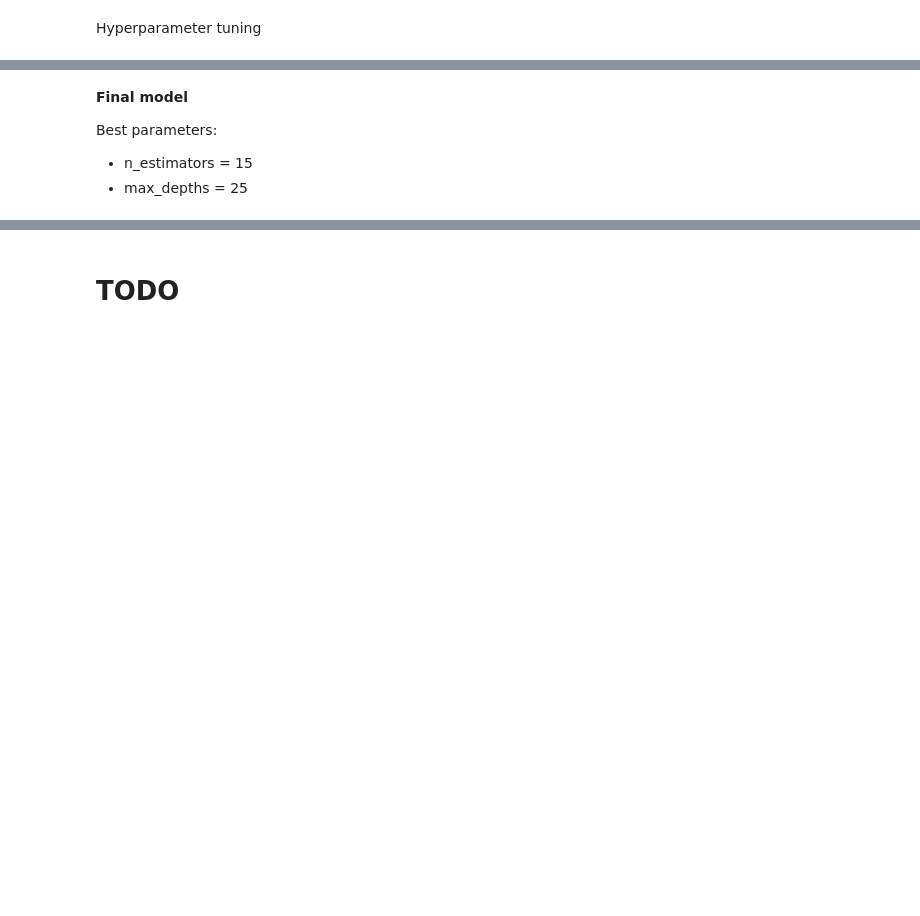
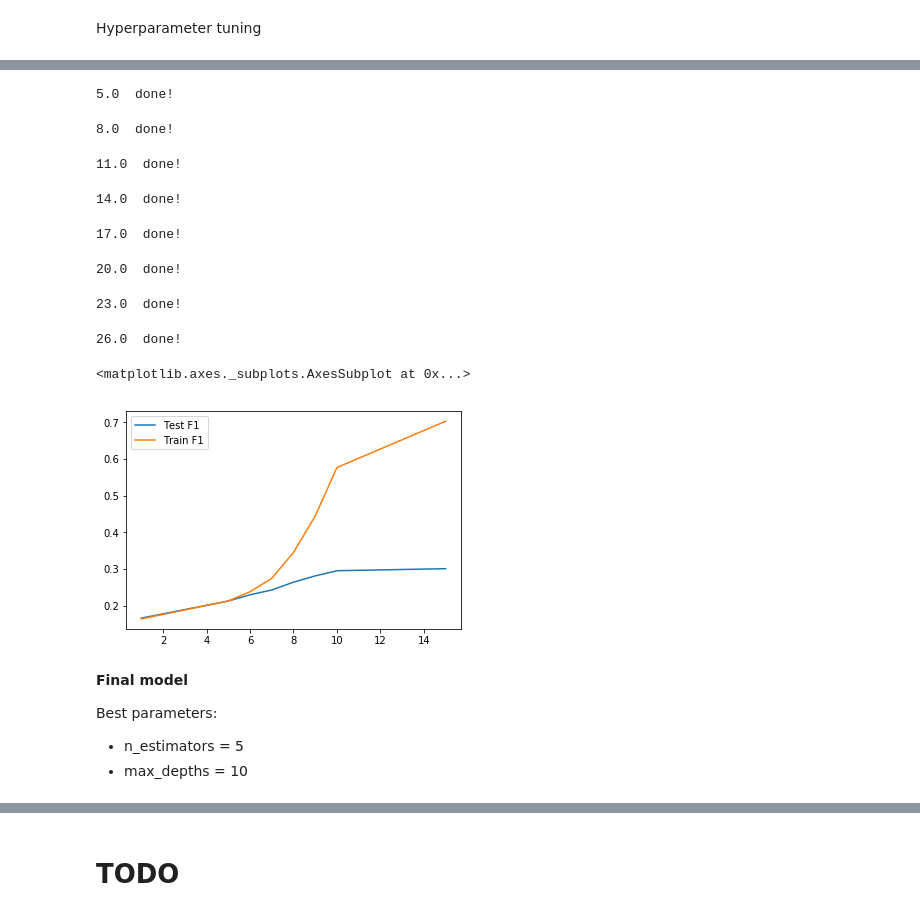
Before and after one commit to npqbuu/ML_Bootcamp_2019, a Jupyter notebook: W5_Airline-Arrivals-Project/Airline_Arrivals_Project.ipynb, the cells around one changed output, grey strips where cells are left out. Saved outputs shown, nothing was run; the diff lists cells and outputs as text; code cells hidden in the pictures; blank space fills up the shorter version.

```diff
--- a/W5_Airline-Arrivals-Project/Airline_Arrivals_Project.ipynb
+++ b/W5_Airline-Arrivals-Project/Airline_Arrivals_Project.ipynb
@@ -432,24 +471,41 @@ sns.lineplot(x = n_estimators, y = test_results)
 # %%
 # max_depths
-max_depths = np.linspace(5, 35, 7)
+max_depths = np.linspace(5, 26, 8)
 test_results = []
+train_results = []
 
 for max_depth in max_depths:
     model = RandomForestClassifier(max_depth = max_depth, n_jobs = -1)
     model.fit(X_train, y_train)
 
     y_pred = model.predict(X_test)
     f1 = f1_score(y_test, y_pred)
     test_results.append(f1)
 
+    train_pred = model.predict(X_train)
+    f1 = f1_score(y_train, train_pred)
+    train_results.append(f1)
+
     print(max_depth, ' done!')
 
 # Plot metrics line chart
-sns.lineplot(x = max_depths, y = test_results)
+sns.lineplot(x = n_estimators, y = test_results, label='Test F1')
+sns.lineplot(x = n_estimators, y = train_results, label='Train F1')
+# %% [output]
+5.0  done!
+8.0  done!
+11.0  done!
+14.0  done!
+17.0  done!
+20.0  done!
+23.0  done!
+26.0  done!
+<matplotlib.axes._subplots.AxesSubplot at 0x...>
+[figure, added]
 # %% [markdown]
 **Final model**
 
 Best parameters:
-- n_estimators = 15
-- max_depths = 25
+- n_estimators = 5
+- max_depths = 10
 # %%
```
Also changed, not shown: parts of 29 cells of this notebook.
